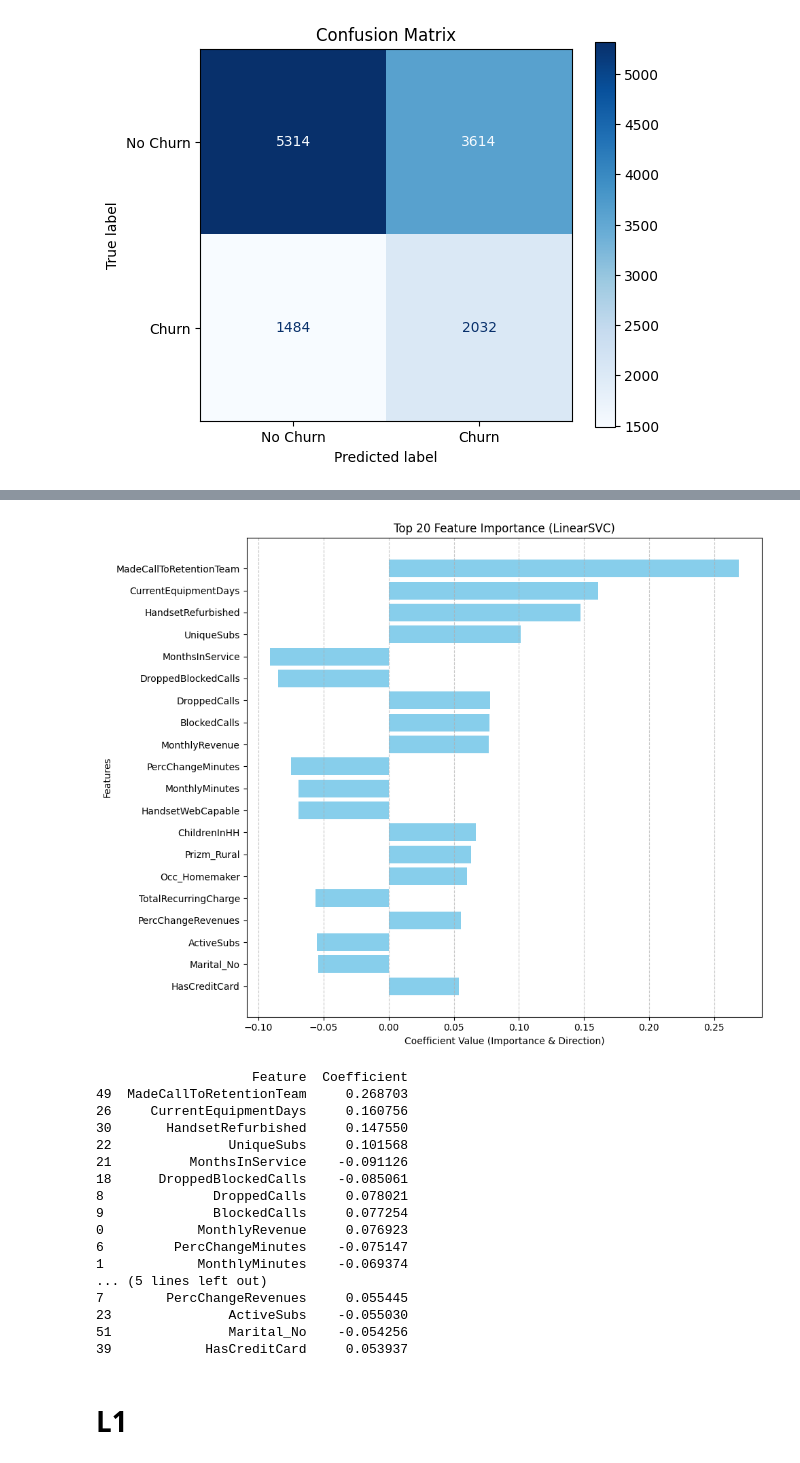
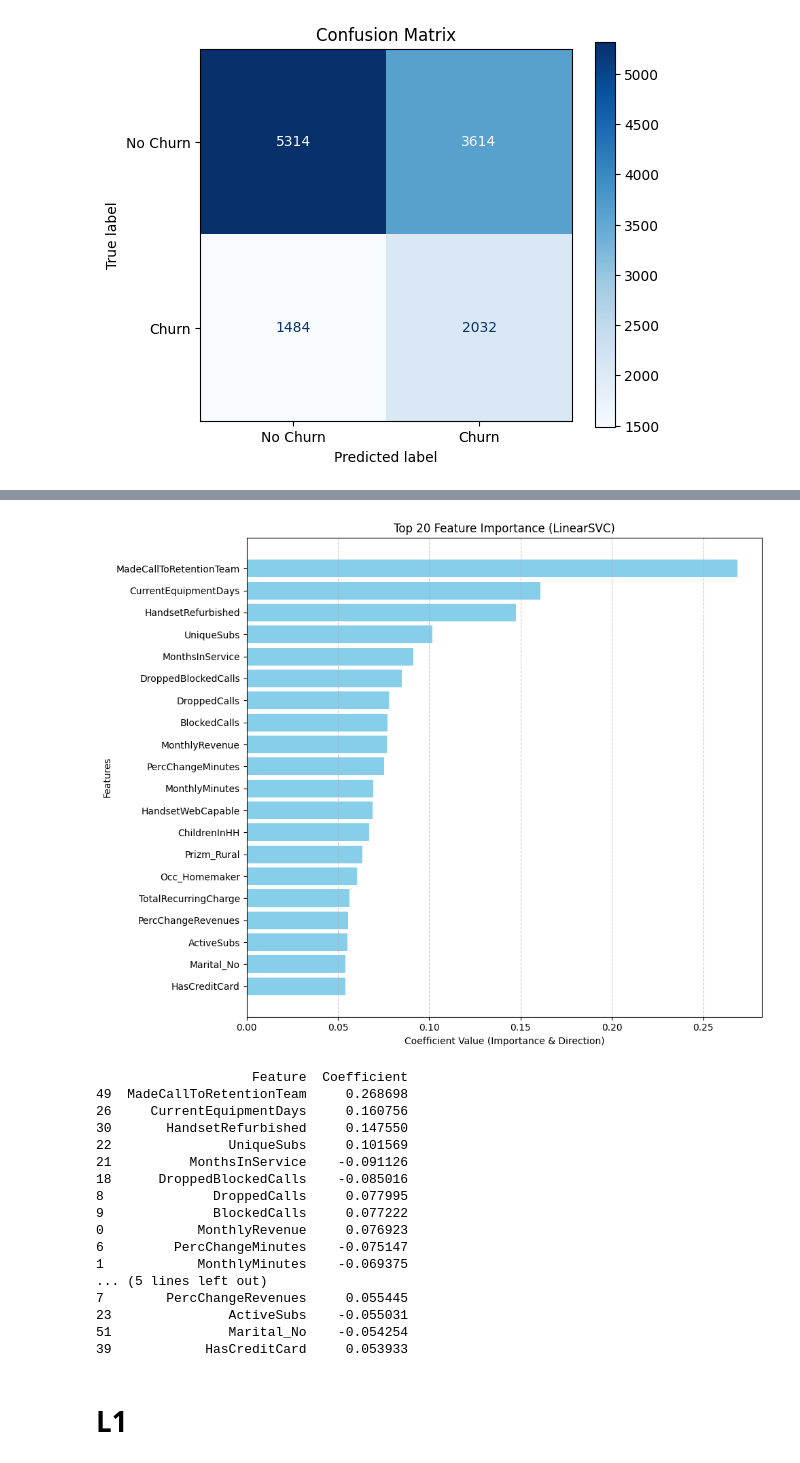
Before and after one commit to SKNETWORKS-FAMILY-AICAMP/SKN24-2nd-6Team, a Jupyter notebook: src/models/svm/ML_SVM.ipynb, the cells around one changed output, grey strips where cells are left out. Cells and saved outputs as stored; diff of their text form; code cells hidden in the pictures.

```diff
--- a/src/models/svm/ML_SVM.ipynb
+++ b/src/models/svm/ML_SVM.ipynb
@@ -19,3 +19,6 @@ y.shape
 (49776,)
 # %%
 X_train, X_test, y_train, y_test = train_test_split(X, y, random_state=42)
+# %%
+svm_clf = LinearSVC(random_state=42)
+svm_clf.fit(X_train, y_train)
@@ -75,48 +133,51 @@ ROC-AUC Score: 0.6152429523407588
 # %%
 coefficients = svm_clf.coef_[0]
 features = X.columns
 
 importance_df = pd.DataFrame({
     'Feature': features,
     'Coefficient': coefficients,
     'Abs_Coefficient': np.abs(coefficients) # 절대값 기준 정렬용
 }).sort_values(by='Abs_Coefficient', ascending=False)
 
 # 상위 20개 피처 선택
 top_20 = importance_df.head(20)
 
 # 3. 그래프 그리기
 plt.figure(figsize=(10, 8))
 
-plt.barh(top_20['Feature'][::-1], top_20['Coefficient'][::-1], color='skyblue')
+plt.barh(top_20['Feature'][::-1], top_20['Abs_Coefficient'][::-1], color='skyblue')
 plt.xlabel('Coefficient Value (Importance & Direction)')
 plt.ylabel('Features')
 plt.title('Top 20 Feature Importance (LinearSVC)')
 plt.grid(axis='x', linestyle='--', alpha=0.7)
 plt.tight_layout()
+plt.savefig(_ROOT_DIR + './asset/graph/SVM/balanced_FeatureImportance.png')
 plt.show()
+
+
 
 # 4. 수치로 확인
 print(top_20[['Feature', 'Coefficient']])
 # %% [output]
-[figure, old version]
+[figure, new version]
                     Feature  Coefficient
-49  MadeCallToRetentionTeam     0.268703
+49  MadeCallToRetentionTeam     0.268698
 26     CurrentEquipmentDays     0.160756
 30       HandsetRefurbished     0.147550
-22               UniqueSubs     0.101568
+22               UniqueSubs     0.101569
 21          MonthsInService    -0.091126
-18      DroppedBlockedCalls    -0.085061
-8              DroppedCalls     0.078021
-9              BlockedCalls     0.077254
+18      DroppedBlockedCalls    -0.085016
+8              DroppedCalls     0.077995
+9              BlockedCalls     0.077222
 0            MonthlyRevenue     0.076923
 6         PercChangeMinutes    -0.075147
-1            MonthlyMinutes    -0.069374
+1            MonthlyMinutes    -0.069375
 ... (5 lines left out)
 7        PercChangeRevenues     0.055445
-23               ActiveSubs    -0.055030
-51               Marital_No    -0.054256
-39            HasCreditCard     0.053937
+23               ActiveSubs    -0.055031
+51               Marital_No    -0.054254
+39            HasCreditCard     0.053933
 # %% [markdown]
 # L1
 # %%
```
Also changed, not shown: parts of 17 cells of this notebook, 11 other files.
